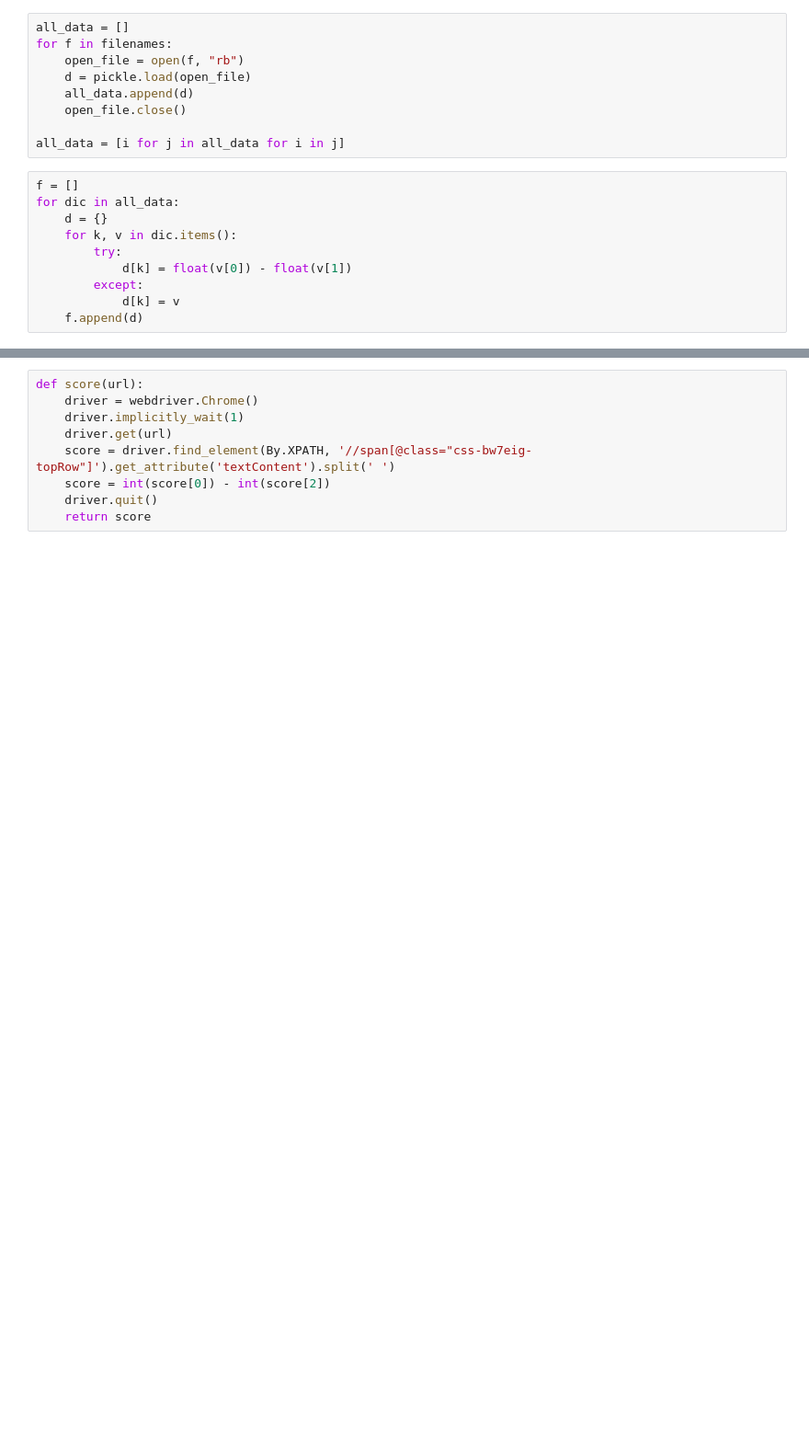
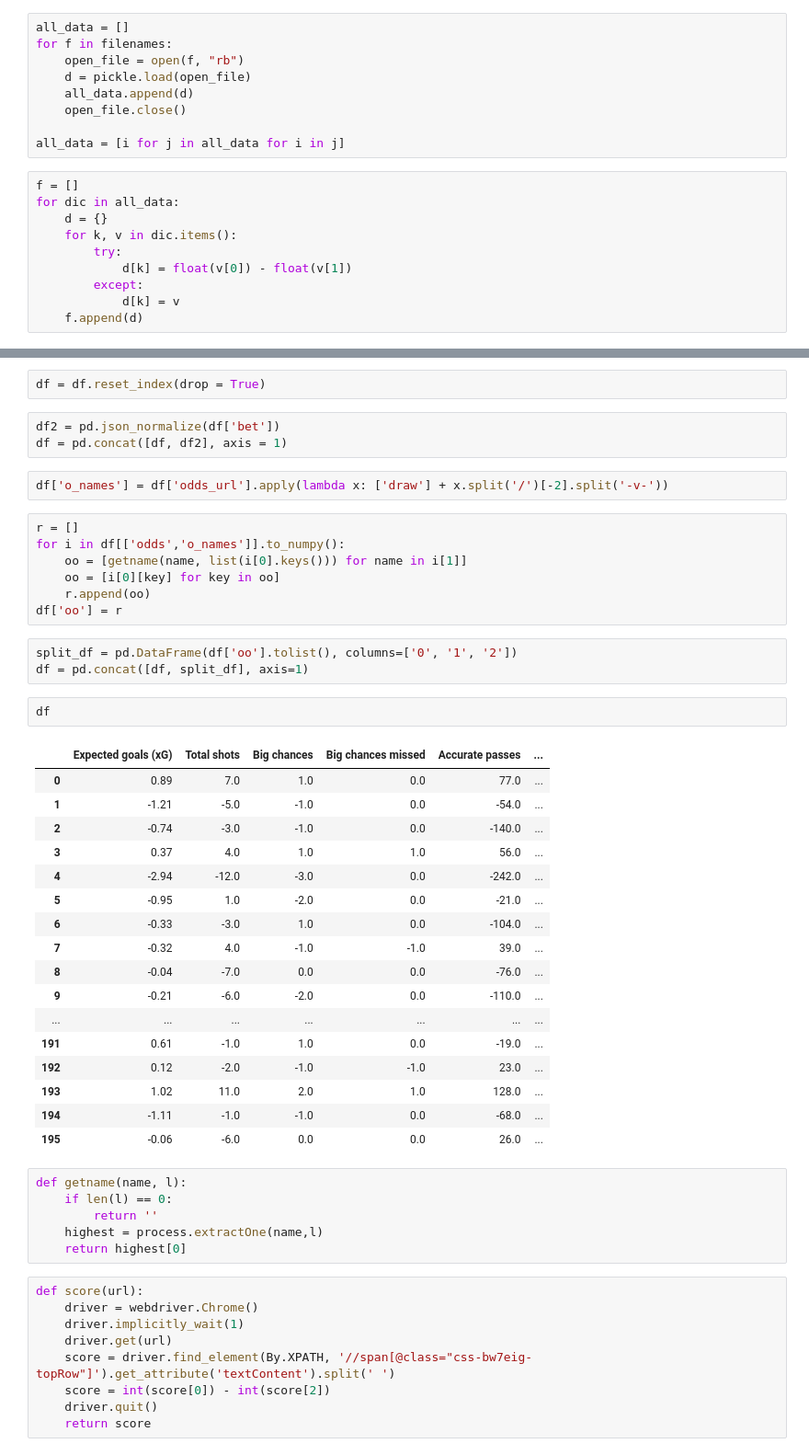
Before and after one commit to ido-tzhori/halftime, a Jupyter notebook: tester.ipynb, the cells around one changed output, grey strips where cells are left out. Shown at 92% size. Cells and saved outputs as stored; diff of their text form; blank space fills up the shorter version.

```diff
--- a/tester.ipynb
+++ b/tester.ipynb
@@ -62,3 +102,46 @@ df = df[df['half_time'] == 'Half-Time']
+# %%
+df = df.reset_index(drop = True)
+# %%
+df2 = pd.json_normalize(df['bet'])
+df = pd.concat([df, df2], axis = 1)
+# %%
+df['o_names'] = df['odds_url'].apply(lambda x: ['draw'] + x.split('/')[-2].split('-v-'))
+# %%
+r = []
+for i in df[['odds','o_names']].to_numpy():
+    oo = [getname(name, list(i[0].keys())) for name in i[1]]
+    oo = [i[0][key] for key in oo]
+    r.append(oo)
+df['oo'] = r
+# %%
+split_df = pd.DataFrame(df['oo'].tolist(), columns=['0', '1', '2'])
+df = pd.concat([df, split_df], axis=1)
+# %%
+df
+# %% [output]
+|  | Expected goals (xG) | Total shots | Big chances | Big chances missed | Accurate passes | ... |
+| 0 | 0.89 | 7.0 | 1.0 | 0.0 | 77.0 | ... |
+| 1 | -1.21 | -5.0 | -1.0 | 0.0 | -54.0 | ... |
+| 2 | -0.74 | -3.0 | -1.0 | 0.0 | -140.0 | ... |
+| 3 | 0.37 | 4.0 | 1.0 | 1.0 | 56.0 | ... |
+| 4 | -2.94 | -12.0 | -3.0 | 0.0 | -242.0 | ... |
+| 5 | -0.95 | 1.0 | -2.0 | 0.0 | -21.0 | ... |
+| 6 | -0.33 | -3.0 | 1.0 | 0.0 | -104.0 | ... |
+| 7 | -0.32 | 4.0 | -1.0 | -1.0 | 39.0 | ... |
+| 8 | -0.04 | -7.0 | 0.0 | 0.0 | -76.0 | ... |
+| 9 | -0.21 | -6.0 | -2.0 | 0.0 | -110.0 | ... |
+| ... | ... | ... | ... | ... | ... | ... |
+| 191 | 0.61 | -1.0 | 1.0 | 0.0 | -19.0 | ... |
+| 192 | 0.12 | -2.0 | -1.0 | -1.0 | 23.0 | ... |
+| 193 | 1.02 | 11.0 | 2.0 | 1.0 | 128.0 | ... |
+| 194 | -1.11 | -1.0 | -1.0 | 0.0 | -68.0 | ... |
+| 195 | -0.06 | -6.0 | 0.0 | 0.0 | 26.0 | ... |
+# %%
+def getname(name, l):
+    if len(l) == 0:
+        return ''
+    highest = process.extractOne(name,l)
+    return highest[0]
 # %%
 def score(url):
     driver = webdriver.Chrome()
```
Also changed, not shown: parts of 23 cells of this notebook, 10 other files.
